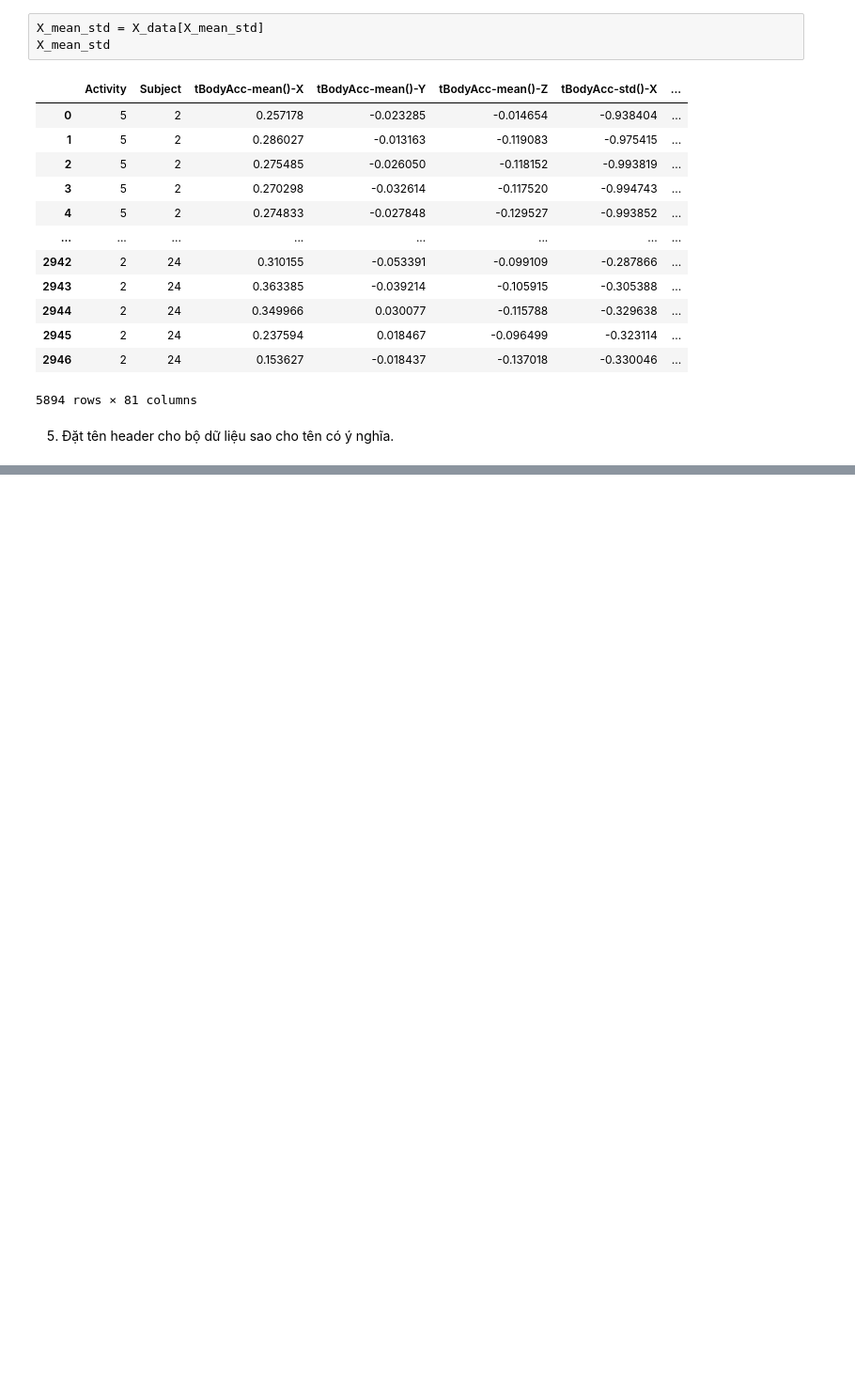
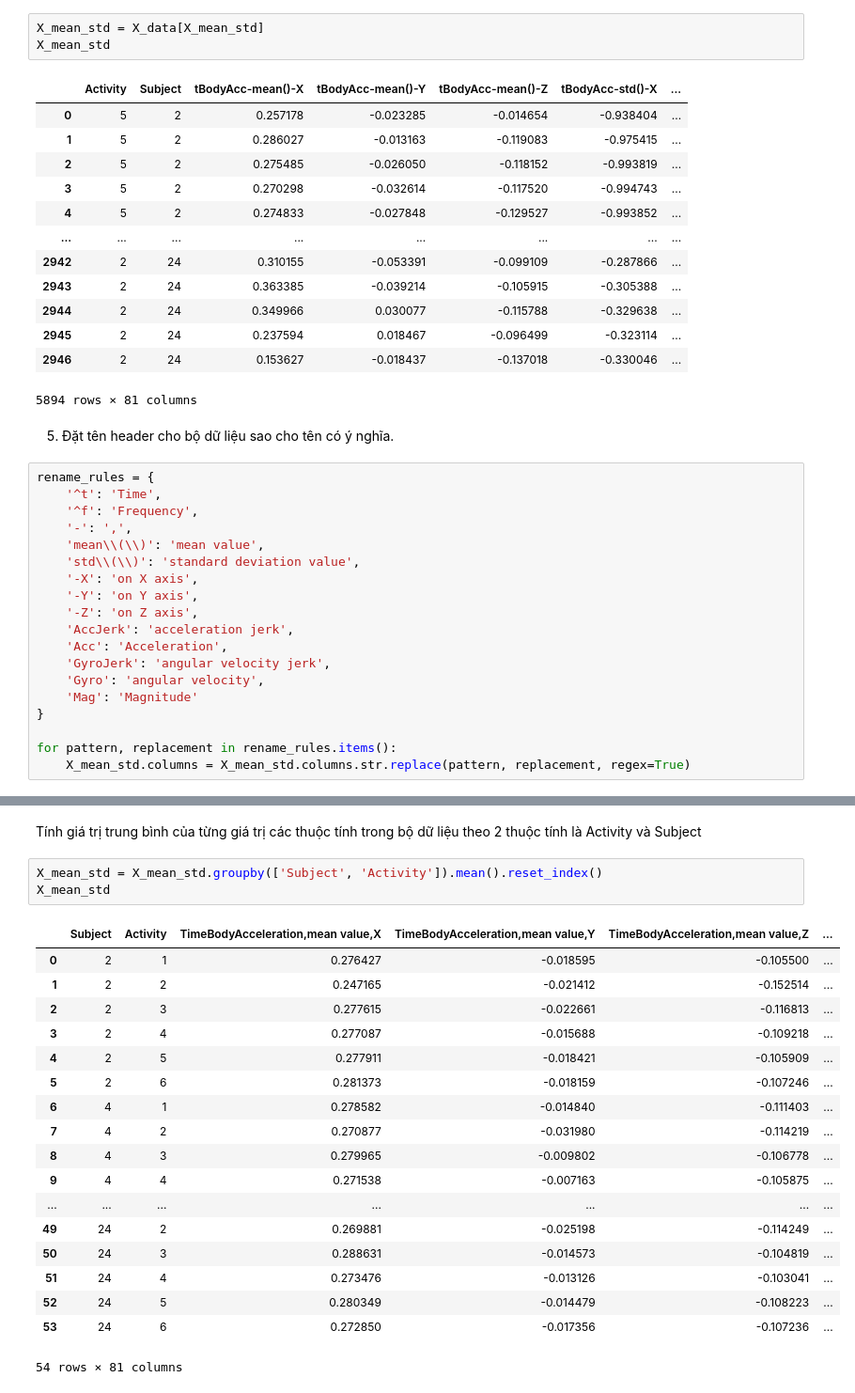
Before and after one commit to thythybui/DS108.O21.2, a Jupyter notebook: LAB_3/instruction_list.ipynb, the cells around one changed output, grey strips where cells are left out. Shown: that part at 94% size. Saved outputs shown, nothing was run; the diff lists cells and outputs as text; blank space fills up the shorter version.

```diff
--- a/LAB_3/instruction_list.ipynb
+++ b/LAB_3/instruction_list.ipynb
@@ -371,3 +371,22 @@ X_mean_std
 5894 rows × 81 columns
 # %% [markdown]
 5) Đặt tên header cho bộ dữ liệu sao cho tên có ý nghĩa.
+# %%
+rename_rules = {
+    '^t': 'Time',
+    '^f': 'Frequency',
+    '-': ',',
+    'mean\\(\\)': 'mean value',
+    'std\\(\\)': 'standard deviation value',
+    '-X': 'on X axis',
+    '-Y': 'on Y axis',
+    '-Z': 'on Z axis',
+    'AccJerk': 'acceleration jerk',
+    'Acc': 'Acceleration',
+    'GyroJerk': 'angular velocity jerk',
+    'Gyro': 'angular velocity',
+    'Mag': 'Magnitude'
+}
+
+for pattern, replacement in rename_rules.items():
+    X_mean_std.columns = X_mean_std.columns.str.replace(pattern, replacement, regex=True)
@@ -373,0 +409,24 @@ X_mean_std
+# %% [markdown]
+Tính giá trị trung bình của từng giá trị các thuộc tính trong bộ dữ liệu theo 2 thuộc tính là Activity và Subject
+# %%
+X_mean_std = X_mean_std.groupby(['Subject', 'Activity']).mean().reset_index()
+X_mean_std
+# %% [output]
+|  | Subject | Activity | TimeBodyAcceleration,mean value,X | TimeBodyAcceleration,mean value,Y | TimeBodyAcceleration,mean value,Z | ... |
+| 0 | 2 | 1 | 0.276427 | -0.018595 | -0.105500 | ... |
+| 1 | 2 | 2 | 0.247165 | -0.021412 | -0.152514 | ... |
+| 2 | 2 | 3 | 0.277615 | -0.022661 | -0.116813 | ... |
+| 3 | 2 | 4 | 0.277087 | -0.015688 | -0.109218 | ... |
+| 4 | 2 | 5 | 0.277911 | -0.018421 | -0.105909 | ... |
+| 5 | 2 | 6 | 0.281373 | -0.018159 | -0.107246 | ... |
+| 6 | 4 | 1 | 0.278582 | -0.014840 | -0.111403 | ... |
+| 7 | 4 | 2 | 0.270877 | -0.031980 | -0.114219 | ... |
+| 8 | 4 | 3 | 0.279965 | -0.009802 | -0.106778 | ... |
+| 9 | 4 | 4 | 0.271538 | -0.007163 | -0.105875 | ... |
+| ... | ... | ... | ... | ... | ... | ... |
+| 49 | 24 | 2 | 0.269881 | -0.025198 | -0.114249 | ... |
+| 50 | 24 | 3 | 0.288631 | -0.014573 | -0.104819 | ... |
+| 51 | 24 | 4 | 0.273476 | -0.013126 | -0.103041 | ... |
+| 52 | 24 | 5 | 0.280349 | -0.014479 | -0.108223 | ... |
+| 53 | 24 | 6 | 0.272850 | -0.017356 | -0.107236 | ... |
+54 rows × 81 columns
```
Also changed, not shown: parts of 5 cells of this notebook.
